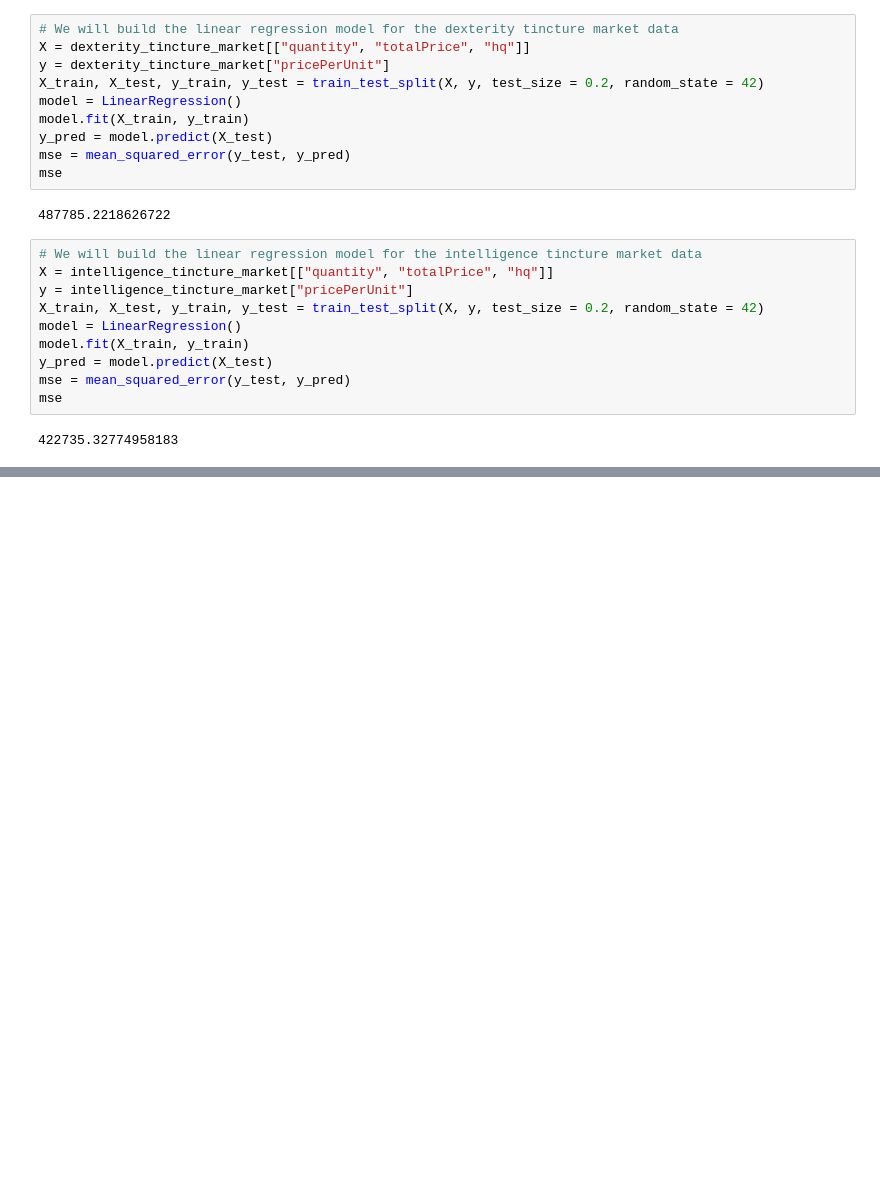
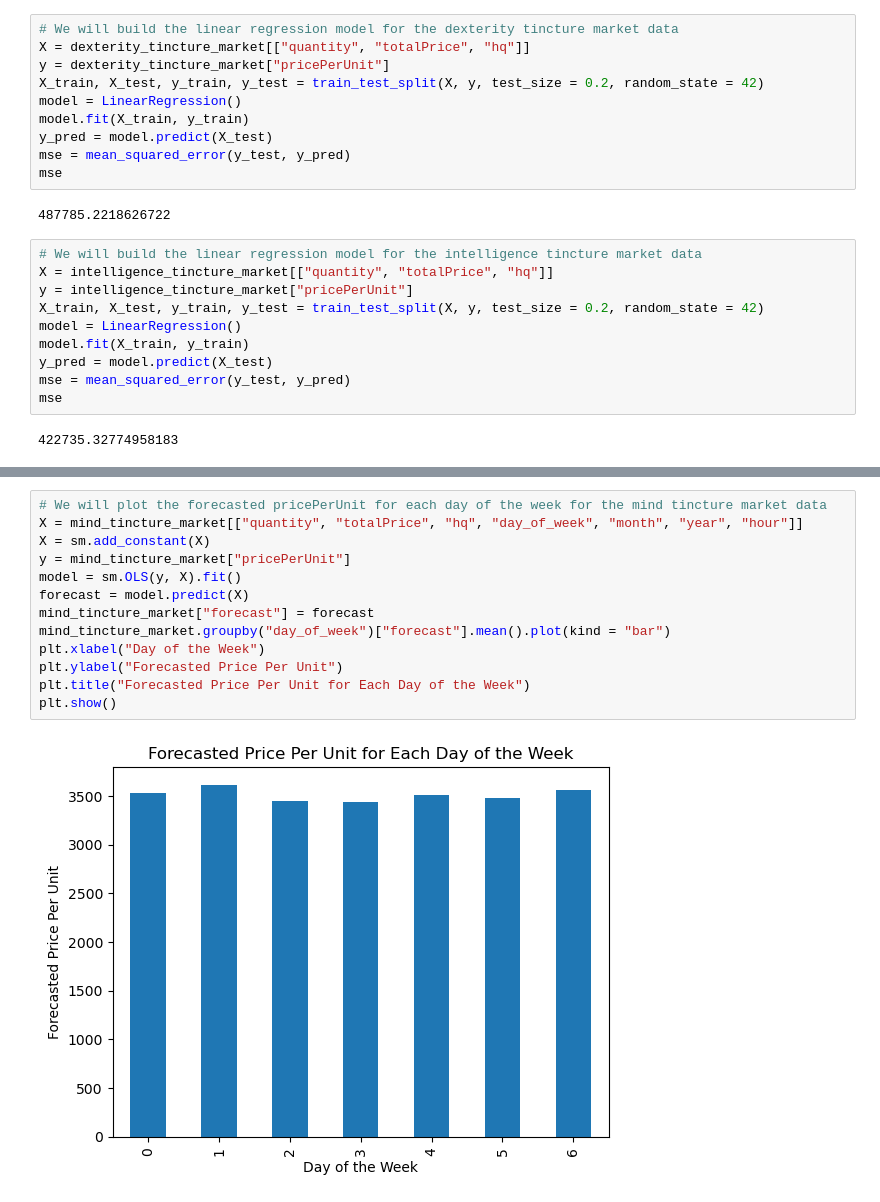
Before and after one commit to Hounder23/LHL-CAPSTONE, a Jupyter notebook: IPYNB NoteBooks/ModelBuilding.ipynb, the cells around one changed output, grey strips where cells are left out. Cells and saved outputs as stored; diff of their text form; blank space fills up the shorter version.

```diff
--- a/IPYNB NoteBooks/ModelBuilding.ipynb
+++ b/IPYNB NoteBooks/ModelBuilding.ipynb
@@ -698,0 +911,15 @@ mse
+# %%
+# We will plot the forecasted pricePerUnit for each day of the week for the mind tincture market data
+X = mind_tincture_market[["quantity", "totalPrice", "hq", "day_of_week", "month", "year", "hour"]]
+X = sm.add_constant(X)
+y = mind_tincture_market["pricePerUnit"]
+model = sm.OLS(y, X).fit()
+forecast = model.predict(X)
+mind_tincture_market["forecast"] = forecast
+mind_tincture_market.groupby("day_of_week")["forecast"].mean().plot(kind = "bar")
+plt.xlabel("Day of the Week")
+plt.ylabel("Forecasted Price Per Unit")
+plt.title("Forecasted Price Per Unit for Each Day of the Week")
+plt.show()
+# %% [output]
+[figure, added]
```
Also changed, not shown: parts of 15 cells of this notebook.
